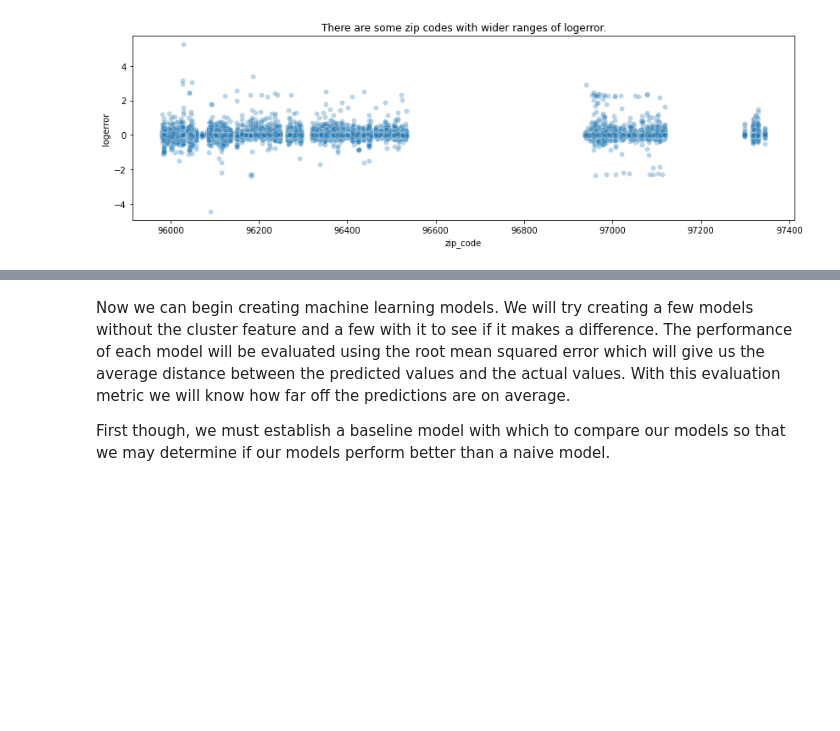
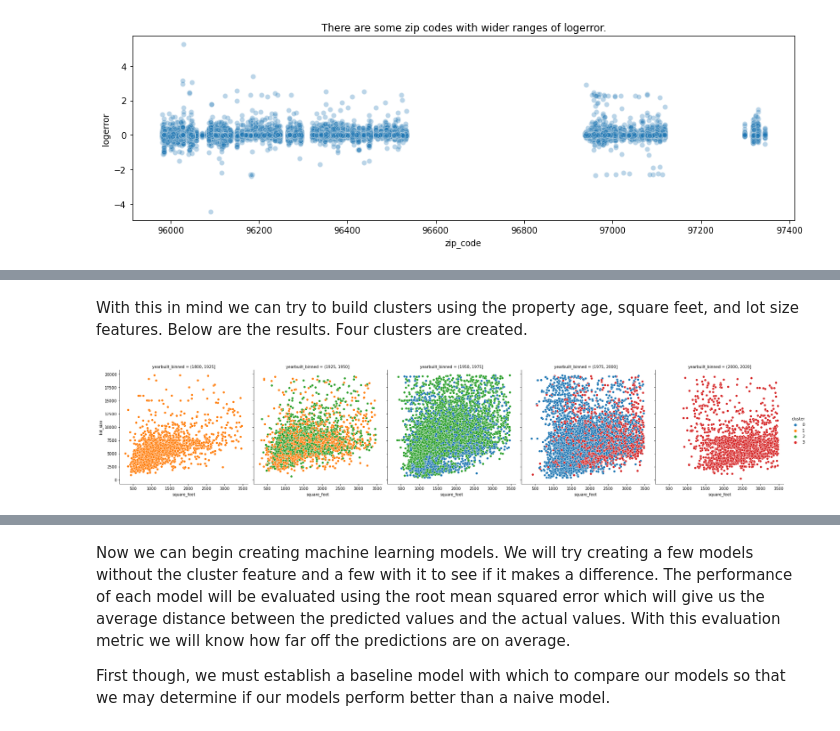
Before and after one commit to alegarcia-dev/zillow-clustering-project, a Jupyter notebook: Final_Report.ipynb, the cells around one changed output, grey strips where cells are left out. Drawn from its saved outputs; the diff is of its cells as text; code cells hidden in the pictures; blank space fills up the shorter version.

```diff
--- a/Final_Report.ipynb
+++ b/Final_Report.ipynb
@@ -101,0 +154,7 @@ run_stats_test_for_zip_codes(train)
+# %% [markdown]
+With this in mind we can try to build clusters using the property age, square feet, and lot size features. Below are the results. Four clusters are created.
+# %%
+# Here we create the same plot as above with the clusters added in.
+plot_clusters(train)
+# %% [output]
+[figure, added]
```
Also changed, not shown: parts of 25 cells of this notebook, 3 other files.
